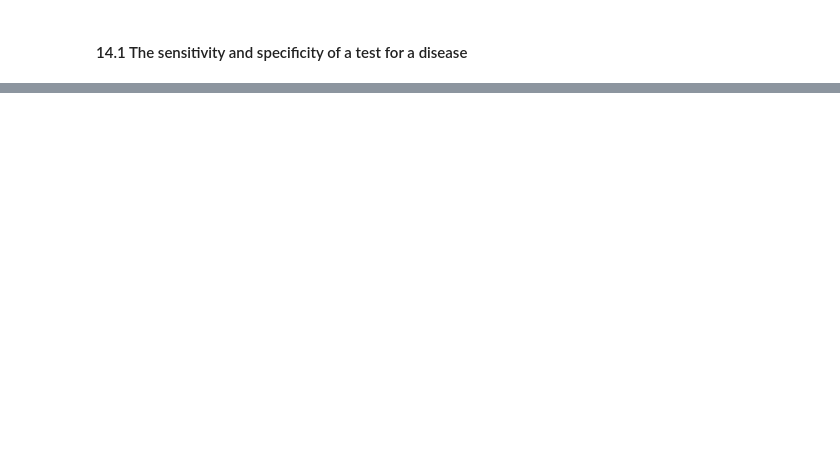
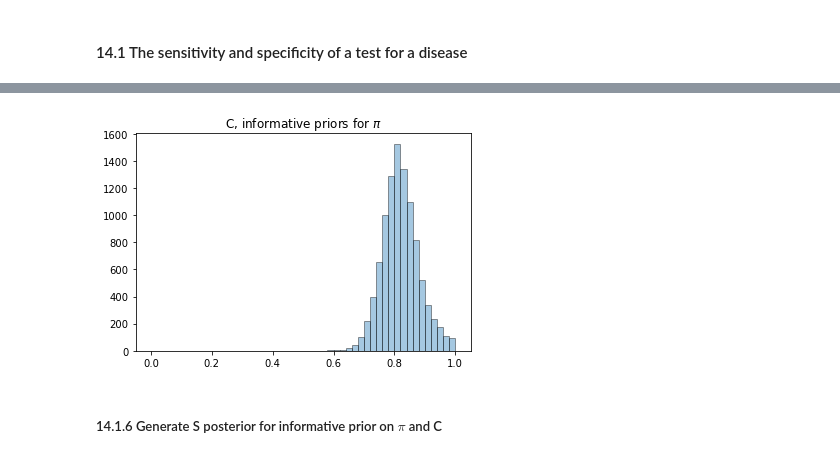
Before and after one commit to sendivogius/plAIground, a Jupyter notebook: bayes/14.1 Gibbs sampling.ipynb, the cells around one changed output, grey strips where cells are left out. Cells and saved outputs as stored; diff of their text form; code cells hidden in the pictures; blank space fills up the shorter version.

```diff
--- a/bayes/14.1 Gibbs sampling.ipynb
+++ b/bayes/14.1 Gibbs sampling.ipynb
@@ -85,0 +63,6 @@ sns.distplot(chains[3], kde=False, hist_kws={"edgecolor": "k"})
+# %%
+plot_hist(C, 'C, informative priors for $\pi$')
+# %% [output]
+[figure, added]
+# %% [markdown]
+##### 14.1.6  Generate S posterior for informative prior on $\pi$ and C
```
Also changed, not shown: parts of 39 cells of this notebook.
